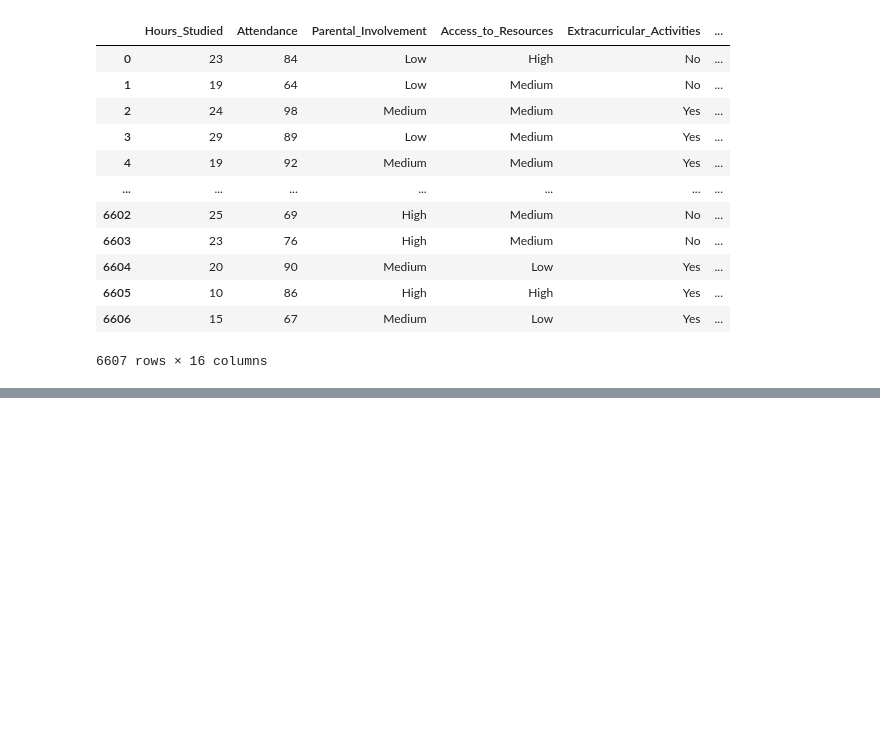
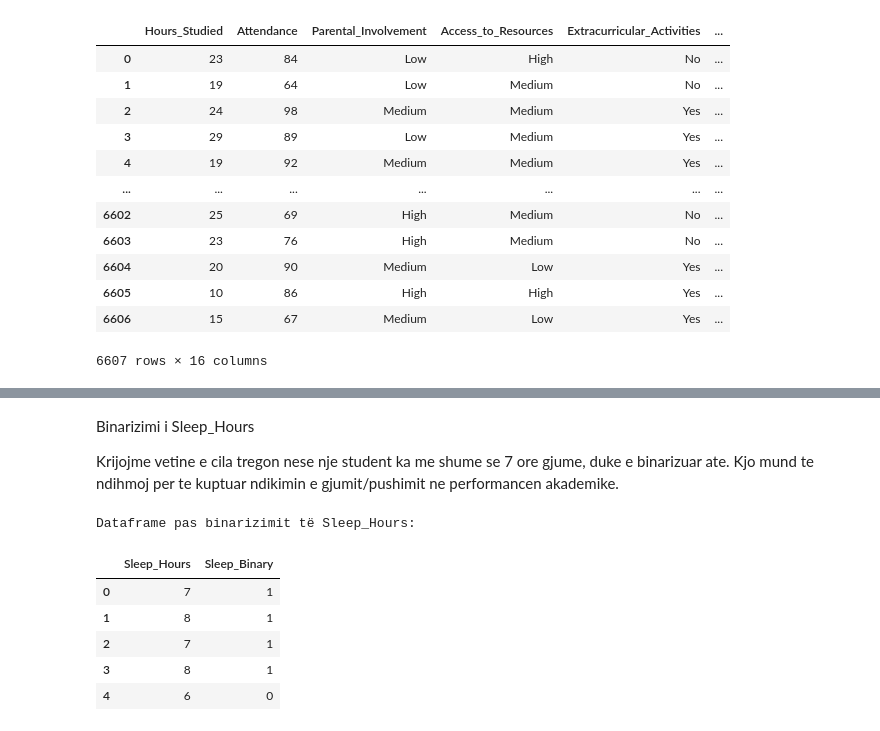
Before and after one commit to enis-halilaj/pvdh-projekti-msc, a Jupyter notebook: data-preprocessing/main.ipynb, the cells around one changed output, grey strips where cells are left out. Drawn from its saved outputs; the diff is of its cells as text; code cells hidden in the pictures; blank space fills up the shorter version.

```diff
--- a/data-preprocessing/main.ipynb
+++ b/data-preprocessing/main.ipynb
@@ -222,0 +261,22 @@ Dataframe me vetite e zgjedhura:
+# %% [markdown]
+Binarizimi i Sleep_Hours
+
+Krijojme vetine e cila tregon nese nje student ka me shume se 7 ore gjume, duke e binarizuar ate. Kjo mund te ndihmoj per te kuptuar ndikimin e gjumit/pushimit ne performancen akademike.
+# %%
+# Krijimi i dataframe-it të ri me një kopje
+df_selected_features = pre_df[features_selected + ['Exam_Score']].copy()
+
+# Binarizimi i Sleep_Hours: 0 per me pak se 7 ore, 1 per 7 ore ose me shume
+df_selected_features.loc[:, 'Sleep_Binary'] = df_selected_features['Sleep_Hours'].apply(lambda x: 1 if x >= 7 else 0)
+
+# Shfaqim disa rreshta nga dataframe-i per te kontrolluar Sleep_Binary
+print("Dataframe pas binarizimit të Sleep_Hours:")
+display(df_selected_features[['Sleep_Hours', 'Sleep_Binary']].head())
+# %% [output]
+Dataframe pas binarizimit të Sleep_Hours:
+|  | Sleep_Hours | Sleep_Binary |
+| 0 | 7 | 1 |
+| 1 | 8 | 1 |
+| 2 | 7 | 1 |
+| 3 | 8 | 1 |
+| 4 | 6 | 0 |
```
Also changed, not shown: parts of 9 cells of this notebook.
